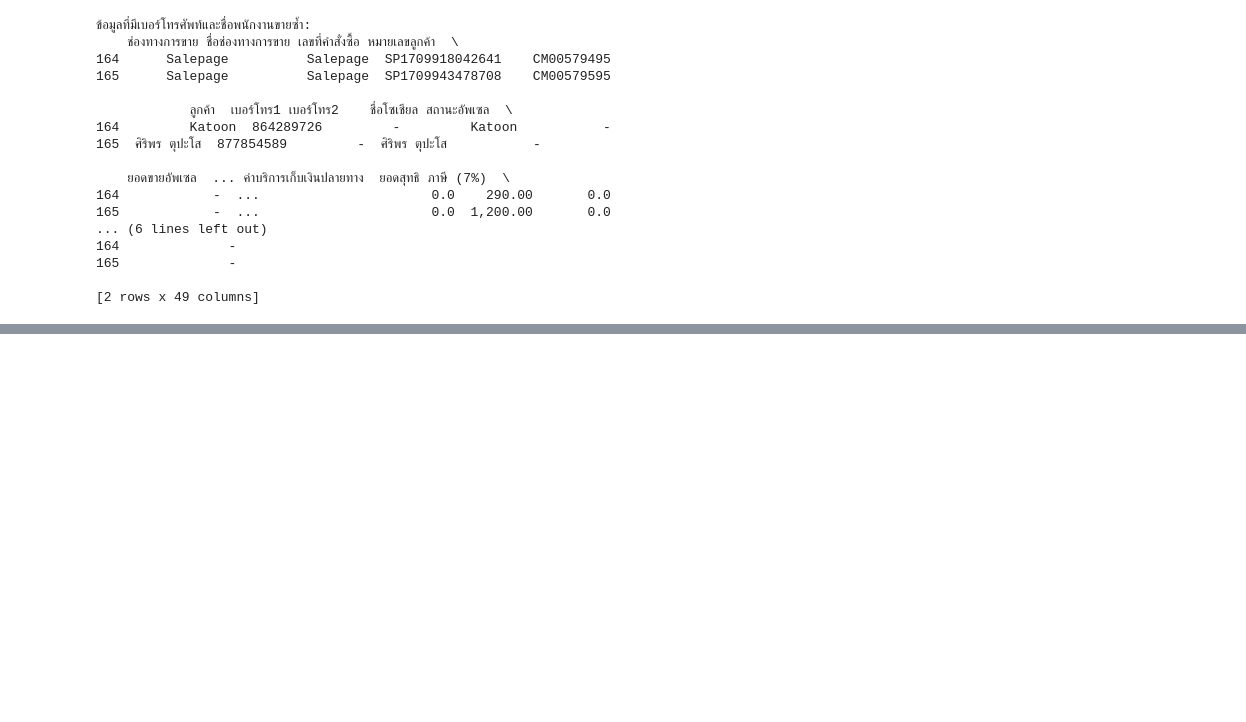
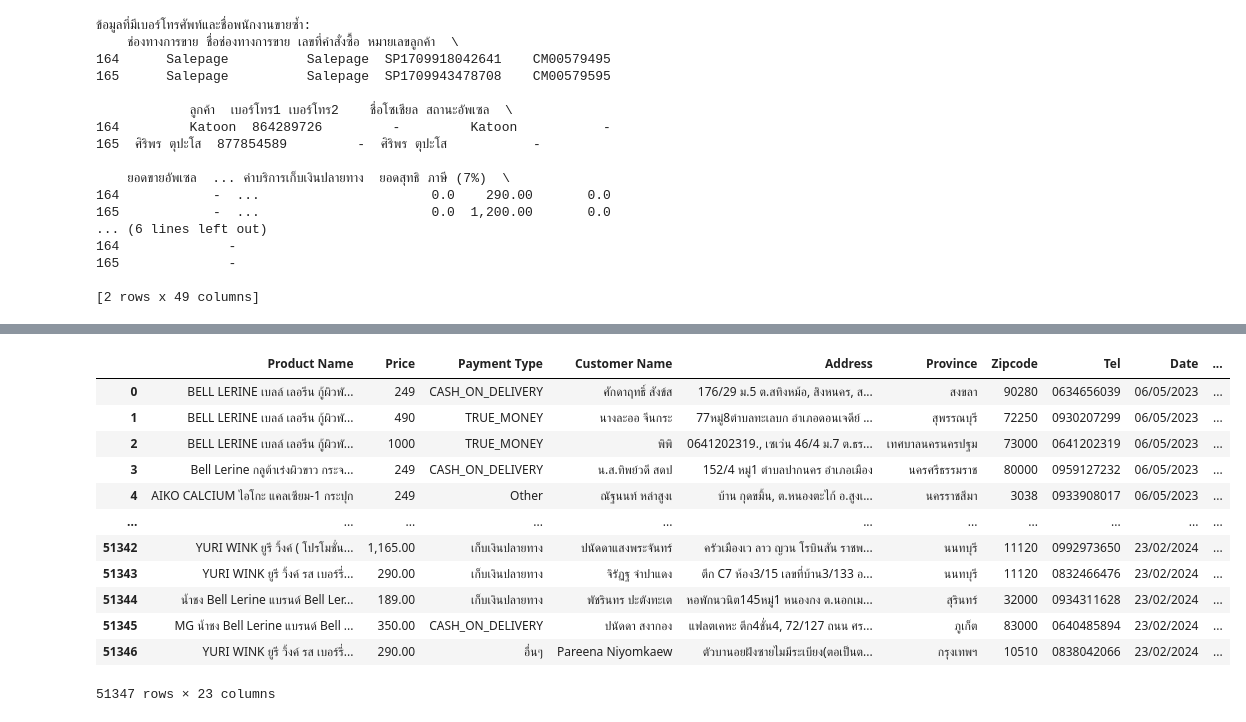
Before and after one commit to suphalaksana/GVP-data, a Jupyter notebook: Duplicate_data.ipynb, the cells around one changed output, grey strips where cells are left out. Saved outputs shown, nothing was run; the diff lists cells and outputs as text; code cells hidden in the pictures; blank space fills up the shorter version.

```diff
--- a/Duplicate_data.ipynb
+++ b/Duplicate_data.ipynb
@@ -64,0 +71,3 @@ print(duplicate_phone_names)
+# %%
+from google.colab import files
+uploaded = files.upload() #โหลดไฟล์จากเครื่อง
@@ -64,0 +77,20 @@ print(duplicate_phone_names)
+# %%
+import io #โหลดข้อมูลเข้า Dataframe
+#df = pd.read_csv(io.BytesIO(uploaded['ชื่อไฟล์ที่เราอัพโหลด.csv']))
+df_order2 = pd.read_csv(io.BytesIO(uploaded['data upsell (1).csv']))
+# %%
+df_order2
+# %% [output]
+|  | Product Name | Price | Payment Type | Customer Name | Address | Province | Zipcode | Tel | Date | ... |
+| 0 | BELL LERINE เบลล์ เลอรีน กู้ผิวพั... | 249 | CASH_ON_DELIVERY | ศักดาฤทธิ์ สังข์ส | 176/29 ม.5 ต.สทิงหม้อ, สิงหนคร, ส... | สงขลา | 90280 | 0634656039 | 06/05/2023 | ... |
+| 1 | BELL LERINE เบลล์ เลอรีน กู้ผิวพั... | 490 | TRUE_MONEY | นางละออ จีนกระ | 77หมู่8ตำบลทะเลบก อำเภอดอนเจดีย์ ... | สุพรรณบุรี | 72250 | 0930207299 | 06/05/2023 | ... |
+| 2 | BELL LERINE เบลล์ เลอรีน กู้ผิวพั... | 1000 | TRUE_MONEY | พิพิ | 0641202319., เซเว่น 46/4 ม.7 ต.ธร... | เทศบาลนครนครปฐม | 73000 | 0641202319 | 06/05/2023 | ... |
+| 3 | Bell Lerine กลูต้าเร่งผิวขาว กระจ... | 249 | CASH_ON_DELIVERY | น.ส.ทิพย์วดี สดป | 152/4 หมู่1 ตำบลปากนคร อำเภอเมือง | นครศรีธรรมราช | 80000 | 0959127232 | 06/05/2023 | ... |
+| 4 | AIKO CALCIUM ไอโกะ แคลเซียม-1 กระปุก | 249 | Other | ณัฐนนท์ หล่าสูงเ | บ้าน กุดขมิ้น, ต.หนองตะไก้ อ.สูงเ... | นครราชสีมา | 3038 | 0933908017 | 06/05/2023 | ... |
+| ... | ... | ... | ... | ... | ... | ... | ... | ... | ... | ... |
+| 51342 | YURI WINK ยูรี วิ้งค์ ( โปรโมชั่น... | 1,165.00 | เก็บเงินปลายทาง | ปนัดดาแสงพระจันทร์ | ครัวเมืองเว ลาว ญวน โรบินสัน ราชพ... | นนทบุรี | 11120 | 0992973650 | 23/02/2024 | ... |
+| 51343 | YURI WINK ยูรี วิ้งค์ รส เบอร์รี่... | 290.00 | เก็บเงินปลายทาง | จิรัฏฐ จําปาแดง | ตึก C7 ห้อง3/15 เลขที่บ้าน3/133 อ... | นนทบุรี | 11120 | 0832466476 | 23/02/2024 | ... |
+| 51344 | น้ำชง Bell Lerine แบรนด์ Bell Ler... | 189.00 | เก็บเงินปลายทาง | พัชรินทร ปะตังทะเต | หอพักนวนิต145หมู่1 หนองกง ต.นอกเม... | สุรินทร์ | 32000 | 0934311628 | 23/02/2024 | ... |
+| 51345 | MG น้ำชง Bell Lerine แบรนด์ Bell ... | 350.00 | CASH_ON_DELIVERY | ปนัดดา สงากอง | แฟลตเคหะ ตึก4ชั่น4, 72/127 ถนน ศร... | ภูเก็ต | 83000 | 0640485894 | 23/02/2024 | ... |
+| 51346 | YURI WINK ยูรี วิ้งค์ รส เบอร์รี่... | 290.00 | อื่นๆ | Pareena Niyomkaew | ตัวบานอยฝังซายไมมีระเบียง(ตอเป็นต... | กรุงเทพฯ | 10510 | 0838042066 | 23/02/2024 | ... |
+51347 rows × 23 columns
```
Also changed, not shown: parts of 10 cells of this notebook.
